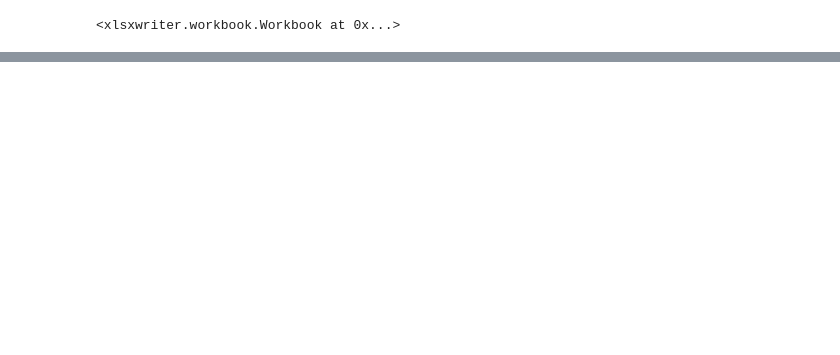
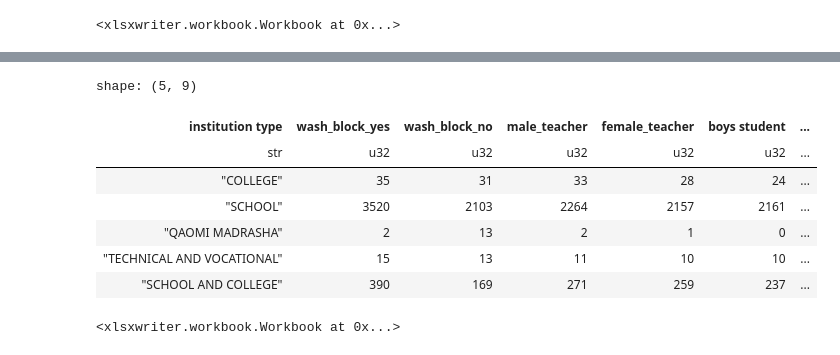
Before and after one commit to monjurmorshed793/sedp-reports, a Jupyter notebook: src/sedp_reports/pbgsi-report.ipynb, the cells around one changed output, grey strips where cells are left out. Saved outputs shown, nothing was run; the diff lists cells and outputs as text; code cells hidden in the pictures; blank space fills up the shorter version.

Commit message:
table 5 report added

```diff
--- a/src/sedp_reports/pbgsi-report.ipynb
+++ b/src/sedp_reports/pbgsi-report.ipynb
@@ -417,0 +420,33 @@ report4_df.write_excel('output/table4.xlsx')
+# %%
+from generate.general_information import INSTITUTE_TYPE_NAME_EN, HAS_WASH_BLOCK, TOTAL_WASH_BLOCK_FOR_BOYS, TOTAL_WASH_BLOCK_FOR_GIRLS, TOTAL_WASH_BLOCK_FOR_MALE_TEACHERS, TOTAL_WASH_BLOCK_FOR_FEMALE_TEACHERS, TOTAL_WASH_BLOCK_FOR_GIRLS_WITH_NAPKIN_FACILITY, TOTAL_WASH_BLOCK_FOR_COMMONS
+
+report5 = (
+    general_information.lazy()
+    .group_by(pl.col(INSTITUTE_TYPE_NAME_EN).alias('institution type'))
+    .agg([
+        (pl.col(HAS_WASH_BLOCK)==1).sum().alias('wash_block_yes'),
+        (pl.col(HAS_WASH_BLOCK)==0).sum().alias('wash_block_no'),
+        (pl.col(TOTAL_WASH_BLOCK_FOR_MALE_TEACHERS)>0).sum().alias('male_teacher'),
+        (pl.col(TOTAL_WASH_BLOCK_FOR_FEMALE_TEACHERS)>0).sum().alias('female_teacher'),
+        (pl.col(TOTAL_WASH_BLOCK_FOR_BOYS)>0).sum().alias('boys student'),
+        (pl.col(TOTAL_WASH_BLOCK_FOR_GIRLS)>0).sum().alias('girls student (general)'),
+        (pl.col(TOTAL_WASH_BLOCK_FOR_GIRLS_WITH_NAPKIN_FACILITY)>0).sum().alias('girls student (with napkin)'),
+        (pl.col(TOTAL_WASH_BLOCK_FOR_COMMONS)>0).sum().alias('for everyone')
+    ])
+)
+
+report5_df = report5.collect()
+report5_df.head()
+# %% [output]
+shape: (5, 9)
+| institution type | wash_block_yes | wash_block_no | male_teacher | female_teacher | boys student | ... |
+| str | u32 | u32 | u32 | u32 | u32 | ... |
+| "COLLEGE" | 35 | 31 | 33 | 28 | 24 | ... |
+| "SCHOOL" | 3520 | 2103 | 2264 | 2157 | 2161 | ... |
+| "QAOMI MADRASHA" | 2 | 13 | 2 | 1 | 0 | ... |
+| "TECHNICAL AND VOCATIONAL" | 15 | 13 | 11 | 10 | 10 | ... |
+| "SCHOOL AND COLLEGE" | 390 | 169 | 271 | 259 | 237 | ... |
+# %%
+report5_df.write_excel('output/table5.xlsx')
+# %% [output]
+<xlsxwriter.workbook.Workbook at 0x...>
```
Also changed, not shown: parts of 1 cell of this notebook.
